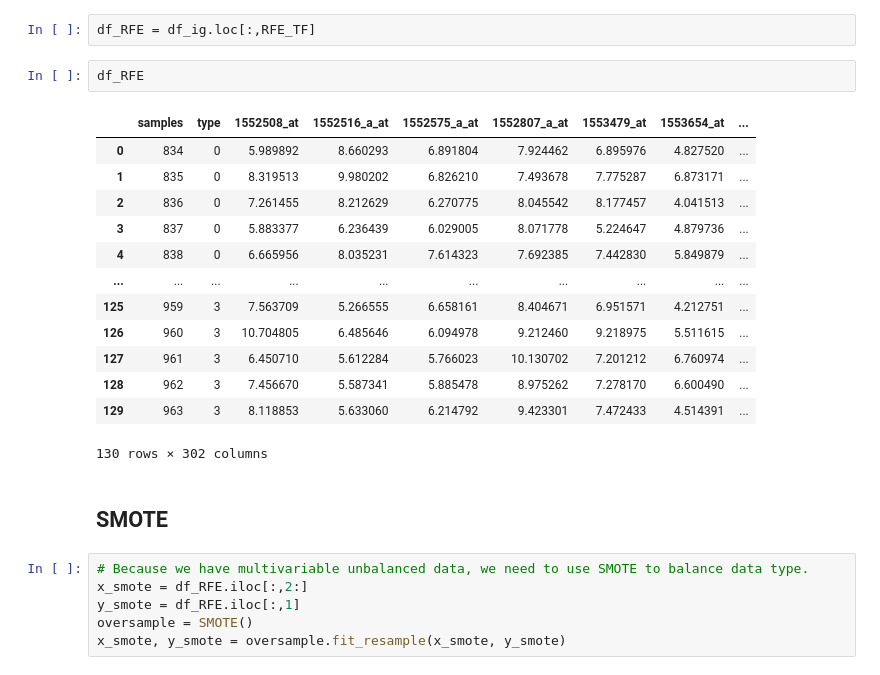
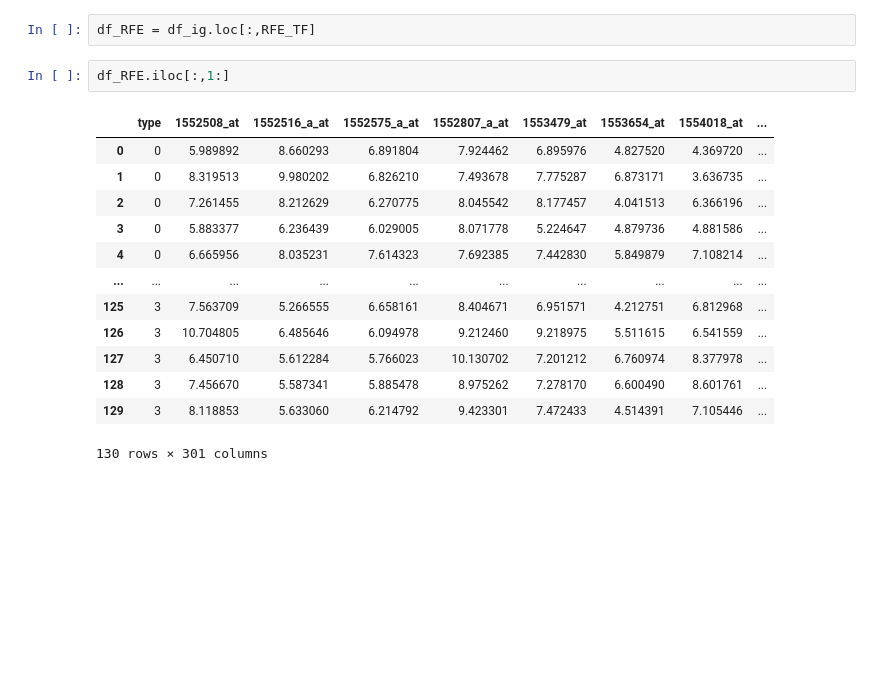
Before and after one commit to TracyY123/Comp_Med_Project, a Jupyter notebook: feature_selection_with_variance.ipynb, the cells around one changed output. Saved outputs shown, nothing was run; the diff lists cells and outputs as text; blank space fills up the shorter version.

```diff
--- a/feature_selection_with_variance.ipynb
+++ b/feature_selection_with_variance.ipynb
@@ -265,26 +269,18 @@ for i in RFE_results:
 # %%
 df_RFE = df_ig.loc[:,RFE_TF]
 # %%
-df_RFE
+df_RFE.iloc[:,1:]
 # %% [output]
-|  | samples | type | 1552508_at | 1552516_a_at | 1552575_a_at | 1552807_a_at | 1553479_at | 1553654_at | ... |
-| 0 | 834 | 0 | 5.989892 | 8.660293 | 6.891804 | 7.924462 | 6.895976 | 4.827520 | ... |
-| 1 | 835 | 0 | 8.319513 | 9.980202 | 6.826210 | 7.493678 | 7.775287 | 6.873171 | ... |
-| 2 | 836 | 0 | 7.261455 | 8.212629 | 6.270775 | 8.045542 | 8.177457 | 4.041513 | ... |
-| 3 | 837 | 0 | 5.883377 | 6.236439 | 6.029005 | 8.071778 | 5.224647 | 4.879736 | ... |
-| 4 | 838 | 0 | 6.665956 | 8.035231 | 7.614323 | 7.692385 | 7.442830 | 5.849879 | ... |
+|  | type | 1552508_at | 1552516_a_at | 1552575_a_at | 1552807_a_at | 1553479_at | 1553654_at | 1554018_at | ... |
+| 0 | 0 | 5.989892 | 8.660293 | 6.891804 | 7.924462 | 6.895976 | 4.827520 | 4.369720 | ... |
+| 1 | 0 | 8.319513 | 9.980202 | 6.826210 | 7.493678 | 7.775287 | 6.873171 | 3.636735 | ... |
+| 2 | 0 | 7.261455 | 8.212629 | 6.270775 | 8.045542 | 8.177457 | 4.041513 | 6.366196 | ... |
+| 3 | 0 | 5.883377 | 6.236439 | 6.029005 | 8.071778 | 5.224647 | 4.879736 | 4.881586 | ... |
+| 4 | 0 | 6.665956 | 8.035231 | 7.614323 | 7.692385 | 7.442830 | 5.849879 | 7.108214 | ... |
 | ... | ... | ... | ... | ... | ... | ... | ... | ... | ... |
-| 125 | 959 | 3 | 7.563709 | 5.266555 | 6.658161 | 8.404671 | 6.951571 | 4.212751 | ... |
-| 126 | 960 | 3 | 10.704805 | 6.485646 | 6.094978 | 9.212460 | 9.218975 | 5.511615 | ... |
-| 127 | 961 | 3 | 6.450710 | 5.612284 | 5.766023 | 10.130702 | 7.201212 | 6.760974 | ... |
-| 128 | 962 | 3 | 7.456670 | 5.587341 | 5.885478 | 8.975262 | 7.278170 | 6.600490 | ... |
-| 129 | 963 | 3 | 8.118853 | 5.633060 | 6.214792 | 9.423301 | 7.472433 | 4.514391 | ... |
+| 125 | 3 | 7.563709 | 5.266555 | 6.658161 | 8.404671 | 6.951571 | 4.212751 | 6.812968 | ... |
+| 126 | 3 | 10.704805 | 6.485646 | 6.094978 | 9.212460 | 9.218975 | 5.511615 | 6.541559 | ... |
+| 127 | 3 | 6.450710 | 5.612284 | 5.766023 | 10.130702 | 7.201212 | 6.760974 | 8.377978 | ... |
+| 128 | 3 | 7.456670 | 5.587341 | 5.885478 | 8.975262 | 7.278170 | 6.600490 | 8.601761 | ... |
+| 129 | 3 | 8.118853 | 5.633060 | 6.214792 | 9.423301 | 7.472433 | 4.514391 | 7.105446 | ... |
-130 rows × 302 columns
+130 rows × 301 columns
-# %% [markdown]
-## SMOTE
-# %%
-# Because we have multivariable unbalanced data, we need to use SMOTE to balance data type.
-x_smote = df_RFE.iloc[:,2:]
-y_smote = df_RFE.iloc[:,1]
-oversample = SMOTE()
-x_smote, y_smote = oversample.fit_resample(x_smote, y_smote)
```
Also changed, not shown: parts of 8 cells of this notebook, 6 other files.
